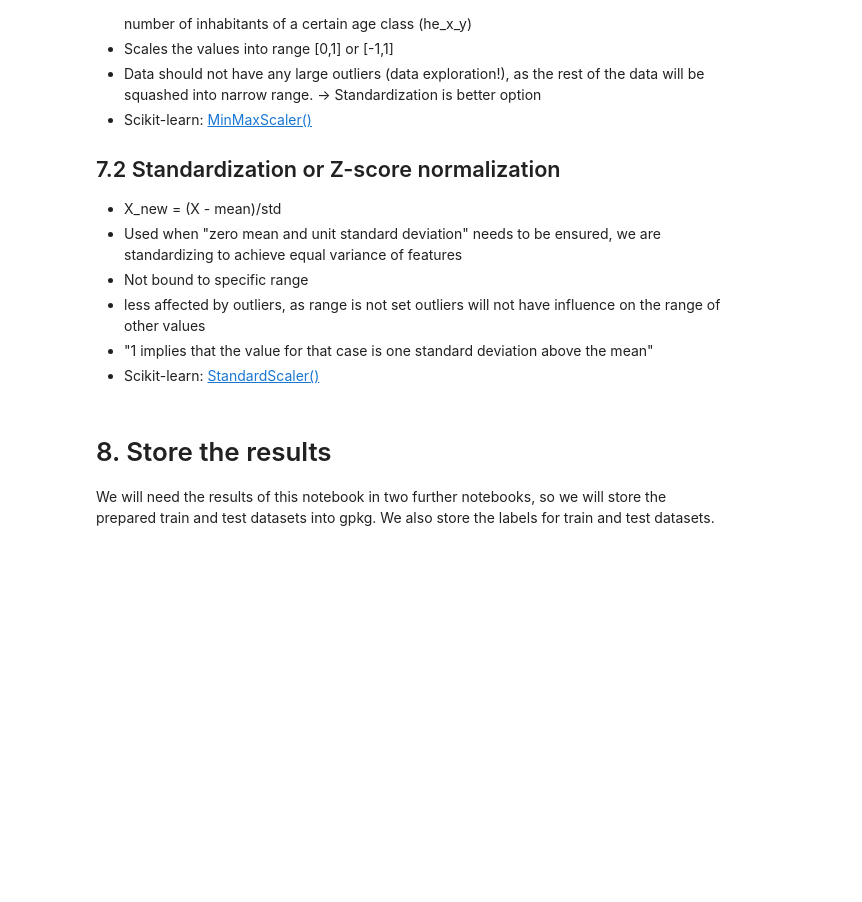
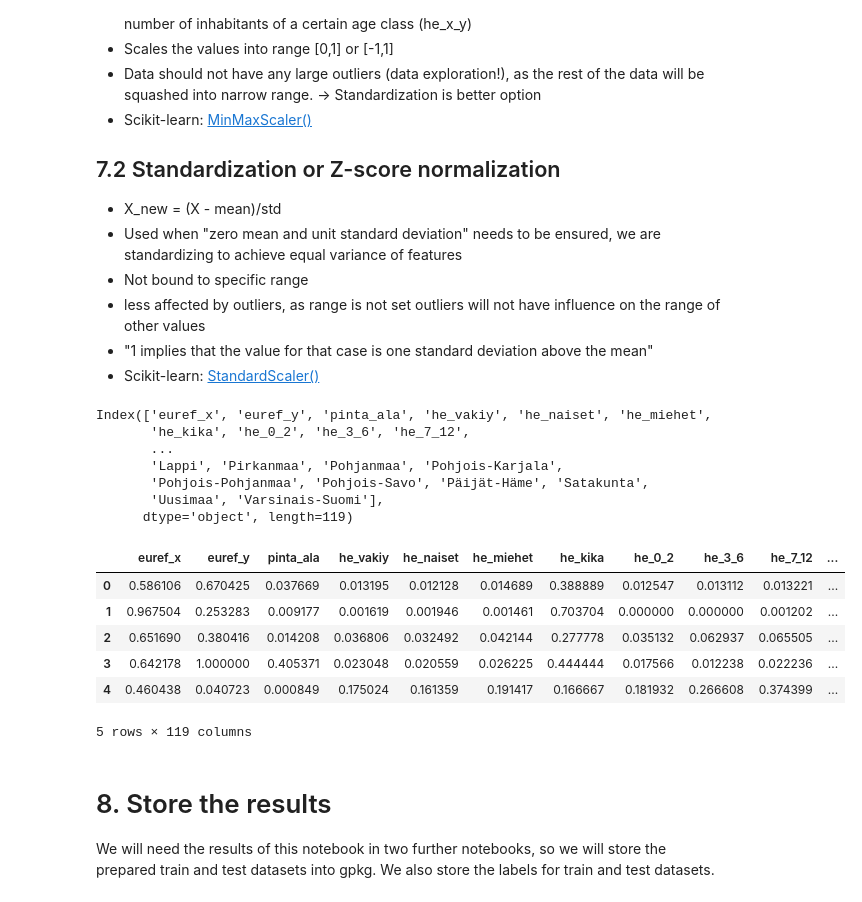
Before and after one commit to csc-training/GeoML, a Jupyter notebook: 02_vector_data_preparation/02_vector_preparation.ipynb, the cells around one changed output. Drawn from its saved outputs; the diff is of its cells as text; code cells hidden in the pictures; blank space fills up the shorter version.

```diff
--- a/02_vector_data_preparation/02_vector_preparation.ipynb
+++ b/02_vector_data_preparation/02_vector_preparation.ipynb
@@ -371,12 +455,15 @@ In order to determine later, how well our models perform on previously unseen da
 # %%
 ### Split the gdf to x (the predictor attributes) and y (the attribute to be predicted)
-y = original_gdf['hr_mtu'] # Average income
+y = new_encoded_gdf['hr_mtu'] # Average income
 
 ### Remove geometry and textual fields
-x = original_gdf.drop(['geometry','postinumer','nimi','hr_mtu'],axis=1)
+x = new_encoded_gdf.drop(['geometry','postinumer','nimi','hr_mtu'],axis=1)
 
 ### Split both datasets to train (60%) and test (40%) datasets
 x_train, x_test, y_train, y_test = train_test_split(x, y, test_size=.4, random_state=random_seed)
 
 # Split the test dataset in half, to get 20% validation and 20% test dataset
 x_val, x_test, y_val, y_test = train_test_split(x_test, y_test, test_size=.5, random_state=random_seed)
+
+#\n tells the print command to start a new line
+print(f'Shape of train dataset: {x_train.shape} \n Shape of test dataset: {x_test.shape} \n Shape of validation dataset: {x_val.shape}')
@@ -404,10 +495,8 @@ The most popoular scaling techniques are normalization and standardization. Both
 * Scikit-learn: [StandardScaler()](https://scikit-learn.org/stable/modules/generated/sklearn.preprocessing.StandardScaler.html#sklearn.preprocessing.StandardScaler)
 # %%
 # Get list of all column headings
-all_columns = list(original_gdf.columns)
+all_columns = list(x_train.columns)
 
-# List the column names that we don't want to be scaled, like zip-code and nimi (both regarded as string, cannot be scaled),  and geometry (cannot be scaled as is)
-col_names_no_scaling = ['postinumer','nimi','geometry']
 
 # List of column names we want to scale. (all columns minus those we don't want)
 col_names_to_scale = [column for column in all_columns if column not in col_names_no_scaling]
@@ -419,37 +508,53 @@ x_test_to_scale = x_test[col_names_to_scale]
 x_val_to_scale = x_val[col_names_to_scale]
 
 
 # Apply a Scikit StandardScaler() or MinMaxScaler() for all the columns left in dataframe
 # You can also test both, store in different variables then
 #scaler = StandardScaler()
 scaler = MinMaxScaler()
 scaled_x_train_array = scaler.fit_transform(x_train_to_scale)
 
 #we also need to scale x_test and x_val with the same scaler, note that we only transform , not fit the test data
 scaled_x_test_array = scaler.transform(x_test_to_scale)
 scaled_x_val_array = scaler.transform(x_val_to_scale)
 
 
 # You can save the scaler for later use. If there suddenly would be more zip codes in Finland, we should use the same scaler.
 # dump(scaler, scaler_path, compress=True)
 
 # Result is a numpy ndarray, which we pack back into geopandas dataframe
 scaled_x_train = pd.DataFrame(scaled_x_train_array)
 scaled_x_train.columns = col_names_to_scale
 
 scaled_x_test = pd.DataFrame(scaled_x_test_array)
 scaled_x_test.columns = col_names_to_scale
 
 scaled_x_val = pd.DataFrame(scaled_x_val_array)
 scaled_x_val.columns = col_names_to_scale
 
 
+print(x_train.columns)
+
 # Join the non-scaled columns back with the the scaled columns by index
-full_scaled_x_train = x_train[col_names_no_scaling].join(scaled_x_train)
-full_scaled_x_test = x_test[col_names_no_scaling].join(scaled_x_test)
-full_scaled_x_val = x_val[col_names_no_scaling].join(scaled_x_val)
-
+full_scaled_x_train = scaled_x_train.join(x_train[col_names_no_scaling])
+full_scaled_x_test = scaled_x_test.join(x_test[col_names_no_scaling])
+full_scaled_x_val = scaled_x_val.join(x_val[col_names_no_scaling])
 full_scaled_x_train.head()
+# %% [output]
+Index(['euref_x', 'euref_y', 'pinta_ala', 'he_vakiy', 'he_naiset', 'he_miehet',
+       'he_kika', 'he_0_2', 'he_3_6', 'he_7_12',
+       ...
+       'Lappi', 'Pirkanmaa', 'Pohjanmaa', 'Pohjois-Karjala',
+       'Pohjois-Pohjanmaa', 'Pohjois-Savo', 'Päijät-Häme', 'Satakunta',
+       'Uusimaa', 'Varsinais-Suomi'],
+      dtype='object', length=119)
+|  | euref_x | euref_y | pinta_ala | he_vakiy | he_naiset | he_miehet | he_kika | he_0_2 | he_3_6 | he_7_12 | ... |
+| 0 | 0.586106 | 0.670425 | 0.037669 | 0.013195 | 0.012128 | 0.014689 | 0.388889 | 0.012547 | 0.013112 | 0.013221 | ... |
+| 1 | 0.967504 | 0.253283 | 0.009177 | 0.001619 | 0.001946 | 0.001461 | 0.703704 | 0.000000 | 0.000000 | 0.001202 | ... |
+| 2 | 0.651690 | 0.380416 | 0.014208 | 0.036806 | 0.032492 | 0.042144 | 0.277778 | 0.035132 | 0.062937 | 0.065505 | ... |
+| 3 | 0.642178 | 1.000000 | 0.405371 | 0.023048 | 0.020559 | 0.026225 | 0.444444 | 0.017566 | 0.012238 | 0.022236 | ... |
+| 4 | 0.460438 | 0.040723 | 0.000849 | 0.175024 | 0.161359 | 0.191417 | 0.166667 | 0.181932 | 0.266608 | 0.374399 | ... |
+5 rows × 119 columns
 # %% [markdown]
 # 8. Store the results
 
```
Also changed, not shown: parts of 22 cells of this notebook.
